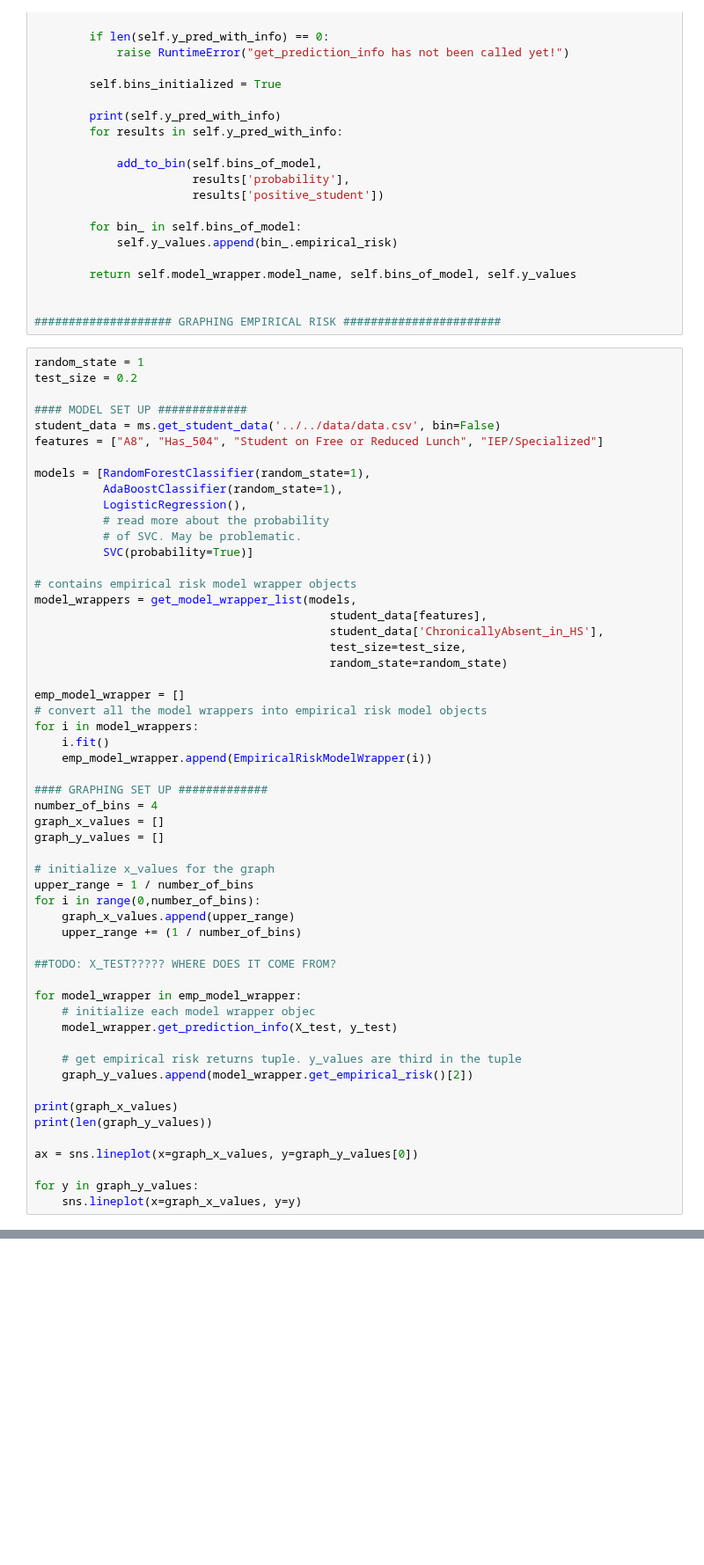
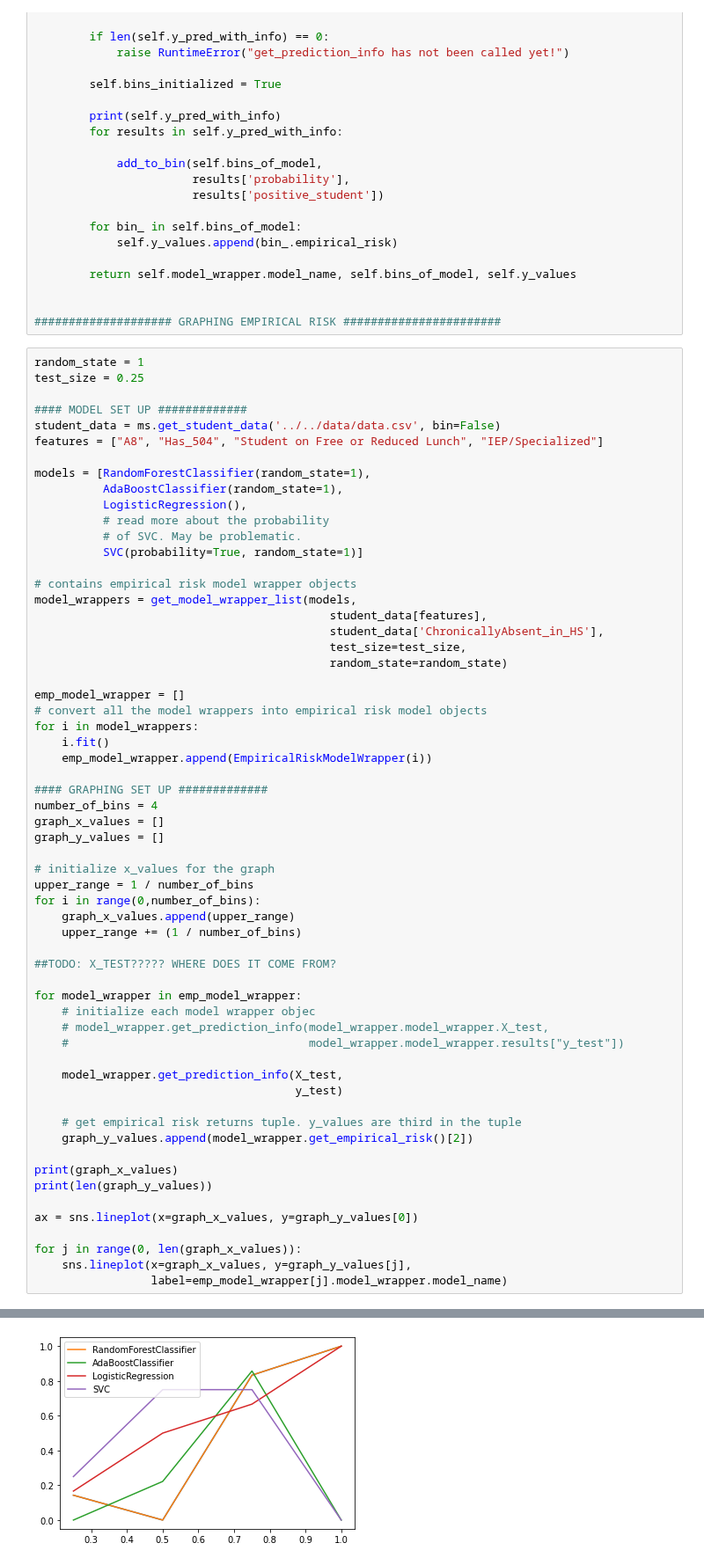
Before and after one commit to kevinmonisit/Research, a Jupyter notebook: model/notebooks/empirical_risk.ipynb, the cells around one changed output, grey strips where cells are left out. Shown at 88% size. Drawn from its saved outputs; the diff is of its cells as text; blank space fills up the shorter version.

Commit message:
added legend for graphs

```diff
--- a/model/notebooks/empirical_risk.ipynb
+++ b/model/notebooks/empirical_risk.ipynb
@@ -286,7 +297,7 @@ class EmpiricalRiskModelWrapper:
 #################### GRAPHING EMPIRICAL RISK #######################
 # %%
 random_state = 1
-test_size = 0.2
+test_size = 0.25
 
 #### MODEL SET UP #############
 student_data = ms.get_student_data('../../data/data.csv', bin=False)
@@ -297,7 +308,7 @@ models = [RandomForestClassifier(random_state=1),
           LogisticRegression(),
           # read more about the probability
           # of SVC. May be problematic.
-          SVC(probability=True)]
+          SVC(probability=True, random_state=1)]
 
 # contains empirical risk model wrapper objects
 model_wrappers = get_model_wrapper_list(models,
@@ -327,7 +338,11 @@ for i in range(0,number_of_bins):
 
 for model_wrapper in emp_model_wrapper:
     # initialize each model wrapper objec
-    model_wrapper.get_prediction_info(X_test, y_test)
+    # model_wrapper.get_prediction_info(model_wrapper.model_wrapper.X_test,
+    #                                   model_wrapper.model_wrapper.results["y_test"])
+
+    model_wrapper.get_prediction_info(X_test,
+                                      y_test)
 
     # get empirical risk returns tuple. y_values are third in the tuple
     graph_y_values.append(model_wrapper.get_empirical_risk()[2])
@@ -337,8 +352,9 @@ print(len(graph_y_values))
 
 ax = sns.lineplot(x=graph_x_values, y=graph_y_values[0])
 
-for y in graph_y_values:
-    sns.lineplot(x=graph_x_values, y=y)
+for j in range(0, len(graph_x_values)):
+    sns.lineplot(x=graph_x_values, y=graph_y_values[j],
+                 label=emp_model_wrapper[j].model_wrapper.model_name)
 # %% [output]
 Number of students on reduced lunch: 23
 <class 'pandas.core.frame.DataFrame'>
@@ -361,3 +376,4 @@ AttributeError: predict_proba is not available when  probability=False
+[figure, added]
 # %%
 
 # Graphing mean empirical risk
```
Also changed, not shown: parts of 3 cells of this notebook, 3 other files.
